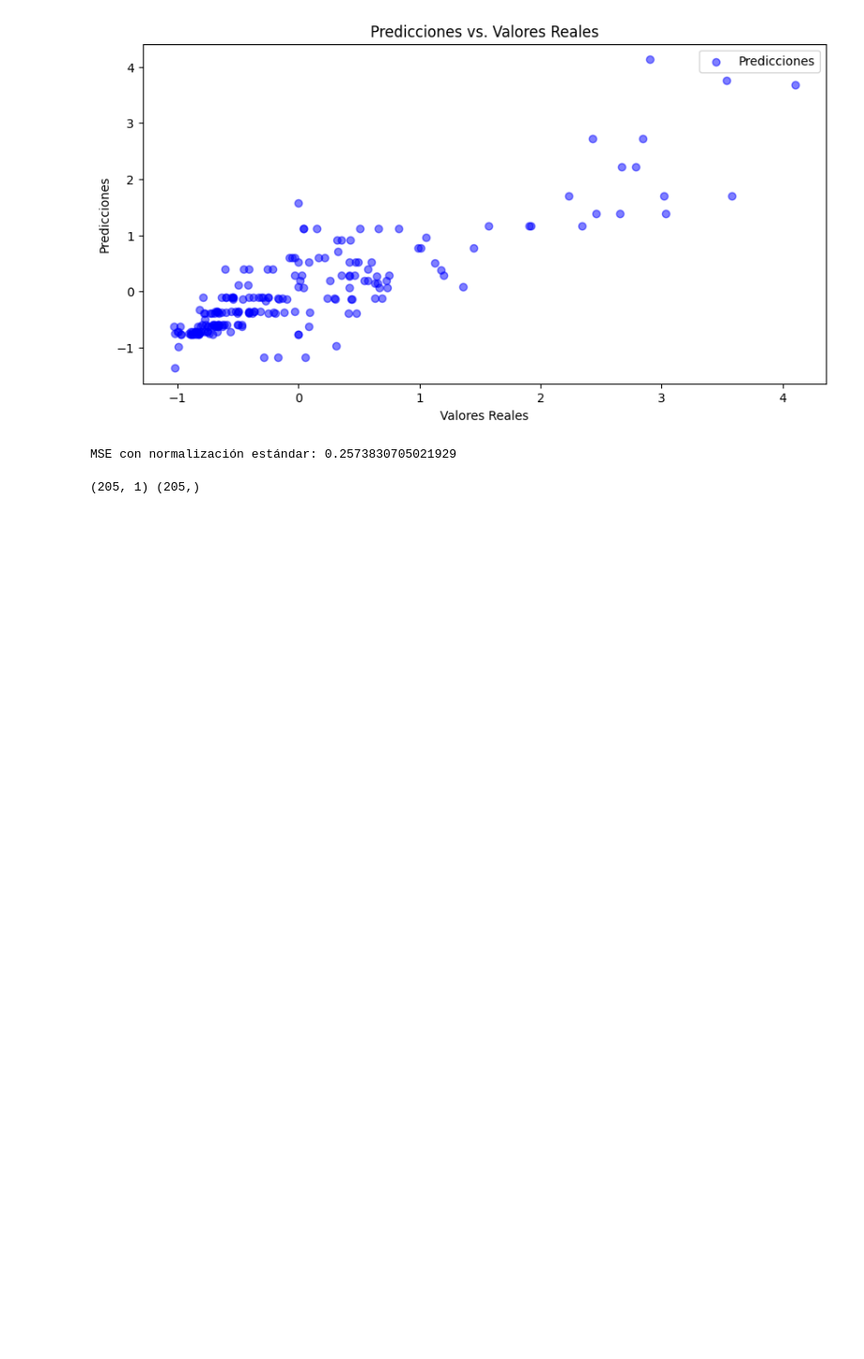
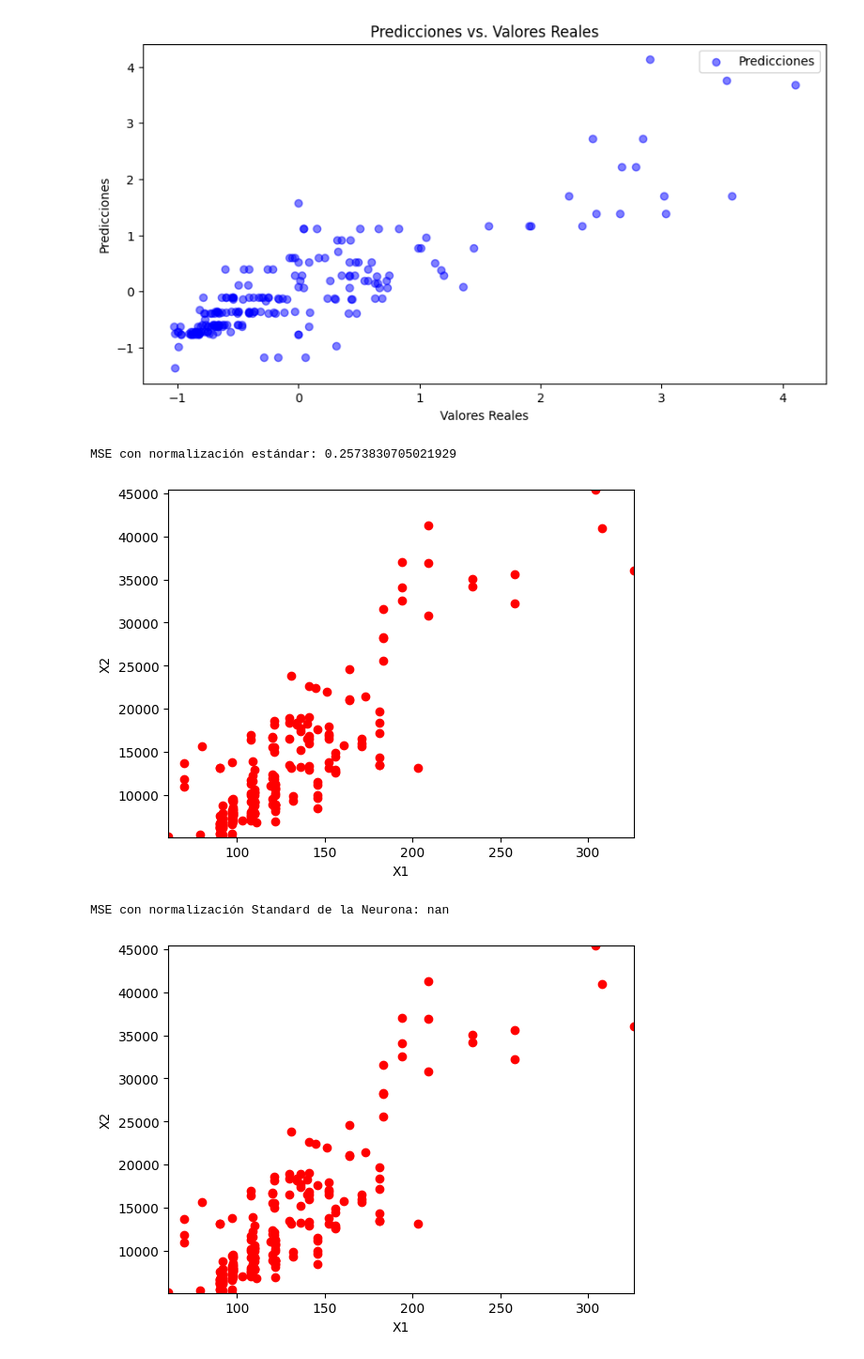
Before and after one commit to AndresMontesDeOca/Redes_Neuronales, a Jupyter notebook: Clase_2.ipynb, the cells around one changed output. Shown at 94% size. Cells and saved outputs as stored; diff of their text form; code cells hidden in the pictures; blank space fills up the shorter version.

```diff
--- a/Clase_2.ipynb
+++ b/Clase_2.ipynb
@@ -747,12 +732,33 @@ MSE sin normalización: 15858780.53973065
 MSE con normalización Min-Max: 0.009773446477278493
 [figure]
 MSE con normalización estándar: 0.2573830705021929
-# %%
-# Usando NeuronaLineal
-
-X = data.drop('price', axis=1)
-y = data['price']
-
-print(X.shape, y.shape)
-# %% [output]
-(205, 1) (205,)
+# %%
+# Usando NeuronaLineal
+
+from sklearn.metrics import mean_squared_error
+
+# model = NeuronaLineal(alpha, iter, cotaE, draw, title)
+
+X = data.drop('price', axis=1).values.reshape(-1, 1)
+y = data['price'].values
+
+print(X.shape)
+print(y.shape)
+
+# Hyperparametros del Modelo
+alpha = 0.01
+iter = 100
+cotaE = 0.0001
+draw = 1
+title = ['Engine Size', 'Price']
+
+model = NeuronaLineal(alpha, iter, cotaE, draw, title)
+
+# Sin normalizar no se puede, fallan las predicciones
+model.fit(X, y)
+mse_neurona = model.errors_[-1]
+print(f'MSE con normalización Standard de la Neurona: {mse_neurona}')
+# %% [output]
+[figure, added]
+MSE con normalización Standard de la Neurona: nan
+[figure, added]
```
Also changed, not shown: parts of 7 cells of this notebook.
